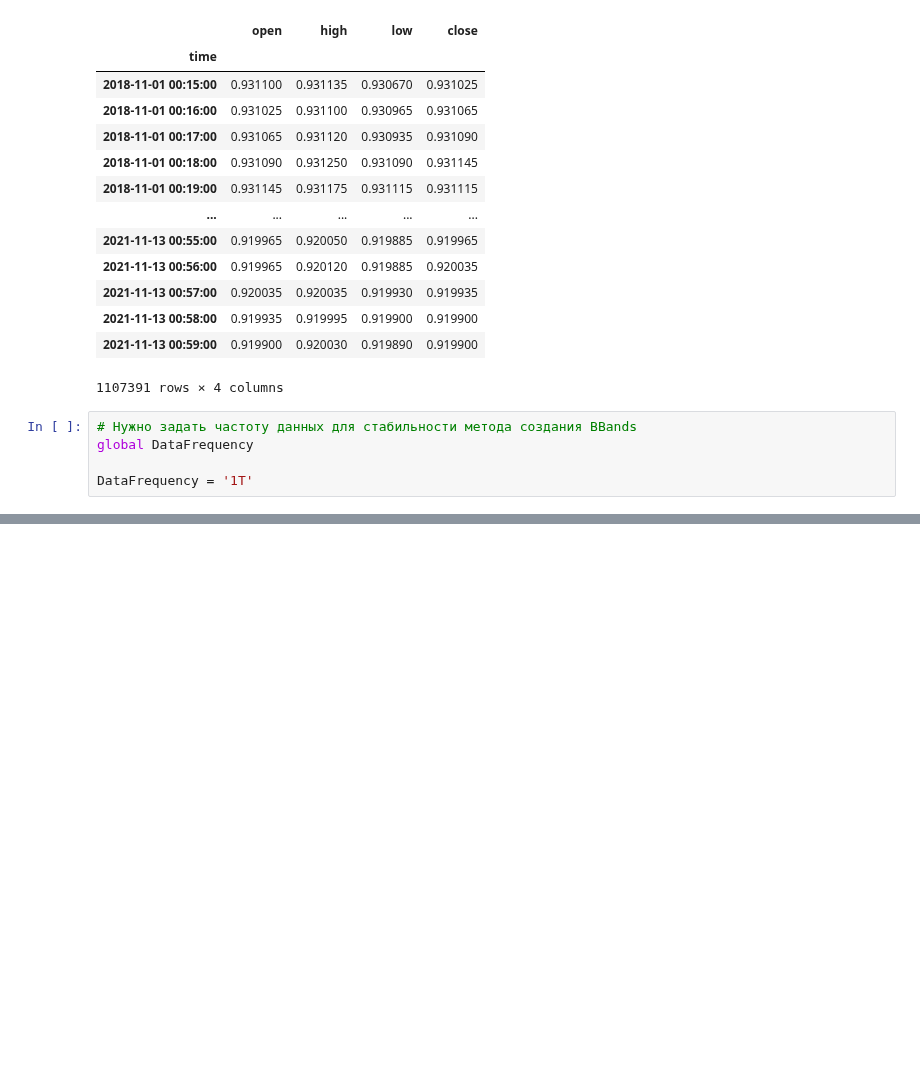
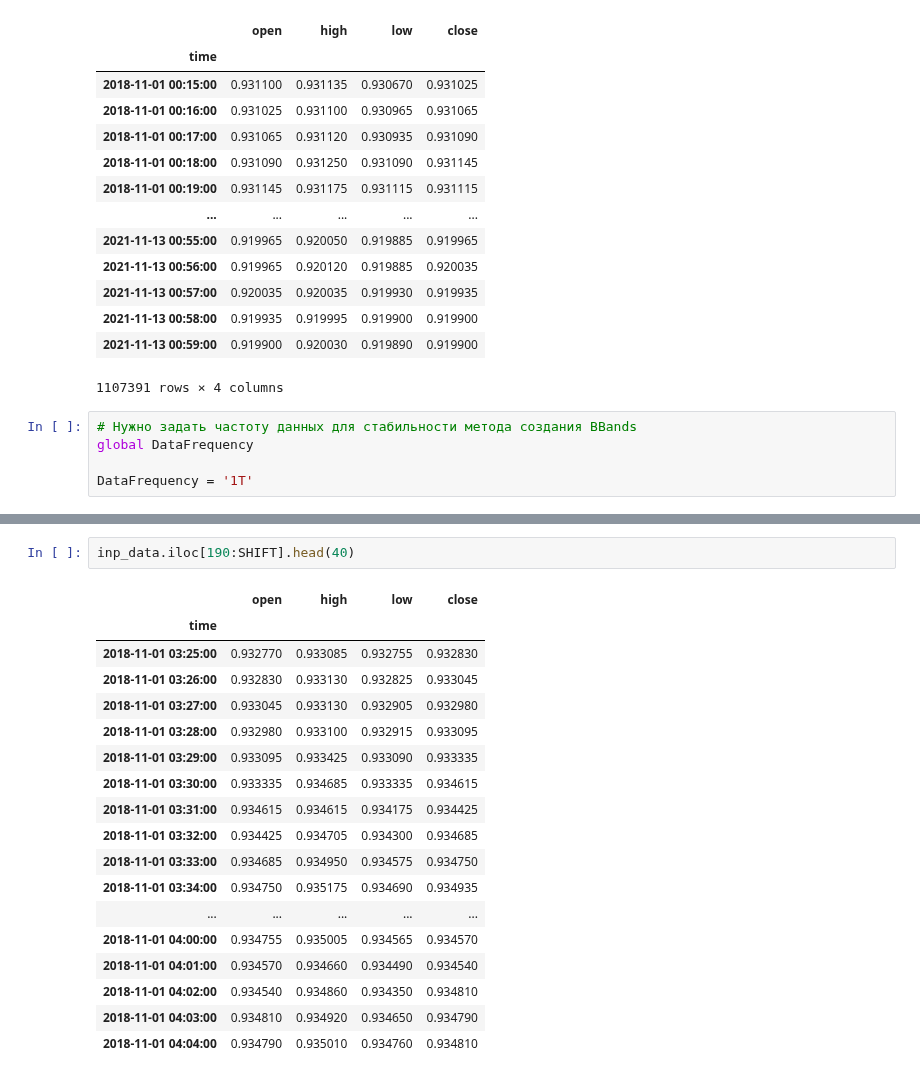
Before and after one commit to Molozey/algo-andrii, a Jupyter notebook: Andrii/Dir_Task_JAN_FEB/MR_Strategy.ipynb, the cells around one changed output, grey strips where cells are left out. Drawn from its saved outputs; the diff is of its cells as text; blank space fills up the shorter version.

```diff
--- a/Andrii/Dir_Task_JAN_FEB/MR_Strategy.ipynb
+++ b/Andrii/Dir_Task_JAN_FEB/MR_Strategy.ipynb
@@ -307,0 +342,21 @@ df = _estimator(data_frame=inp_data.copy().iloc[:SHIFT], params_dict=PARAMS)
+# %%
+inp_data.iloc[190:SHIFT].head(40)
+# %% [output]
+|  | open | high | low | close |
+| time |  |  |  |  |
+| 2018-11-01 03:25:00 | 0.932770 | 0.933085 | 0.932755 | 0.932830 |
+| 2018-11-01 03:26:00 | 0.932830 | 0.933130 | 0.932825 | 0.933045 |
+| 2018-11-01 03:27:00 | 0.933045 | 0.933130 | 0.932905 | 0.932980 |
+| 2018-11-01 03:28:00 | 0.932980 | 0.933100 | 0.932915 | 0.933095 |
+| 2018-11-01 03:29:00 | 0.933095 | 0.933425 | 0.933090 | 0.933335 |
+| 2018-11-01 03:30:00 | 0.933335 | 0.934685 | 0.933335 | 0.934615 |
+| 2018-11-01 03:31:00 | 0.934615 | 0.934615 | 0.934175 | 0.934425 |
+| 2018-11-01 03:32:00 | 0.934425 | 0.934705 | 0.934300 | 0.934685 |
+| 2018-11-01 03:33:00 | 0.934685 | 0.934950 | 0.934575 | 0.934750 |
+| 2018-11-01 03:34:00 | 0.934750 | 0.935175 | 0.934690 | 0.934935 |
+| ... | ... | ... | ... | ... |
+| 2018-11-01 04:00:00 | 0.934755 | 0.935005 | 0.934565 | 0.934570 |
+| 2018-11-01 04:01:00 | 0.934570 | 0.934660 | 0.934490 | 0.934540 |
+| 2018-11-01 04:02:00 | 0.934540 | 0.934860 | 0.934350 | 0.934810 |
+| 2018-11-01 04:03:00 | 0.934810 | 0.934920 | 0.934650 | 0.934790 |
+| 2018-11-01 04:04:00 | 0.934790 | 0.935010 | 0.934760 | 0.934810 |
```
Also changed, not shown: parts of 9 cells of this notebook, 2 other files.
